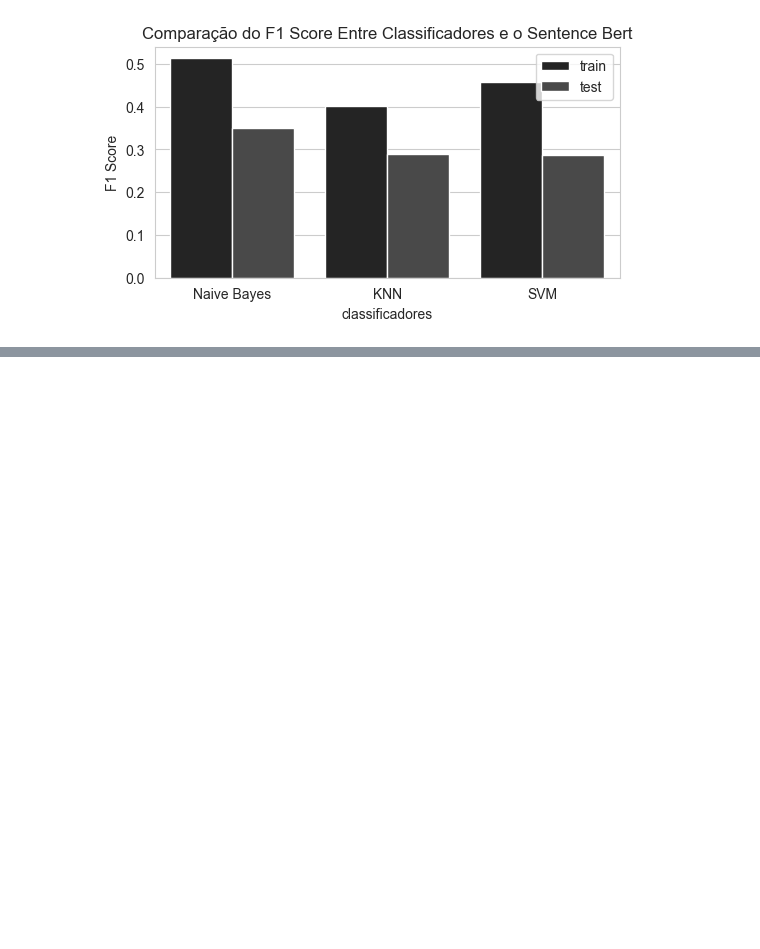
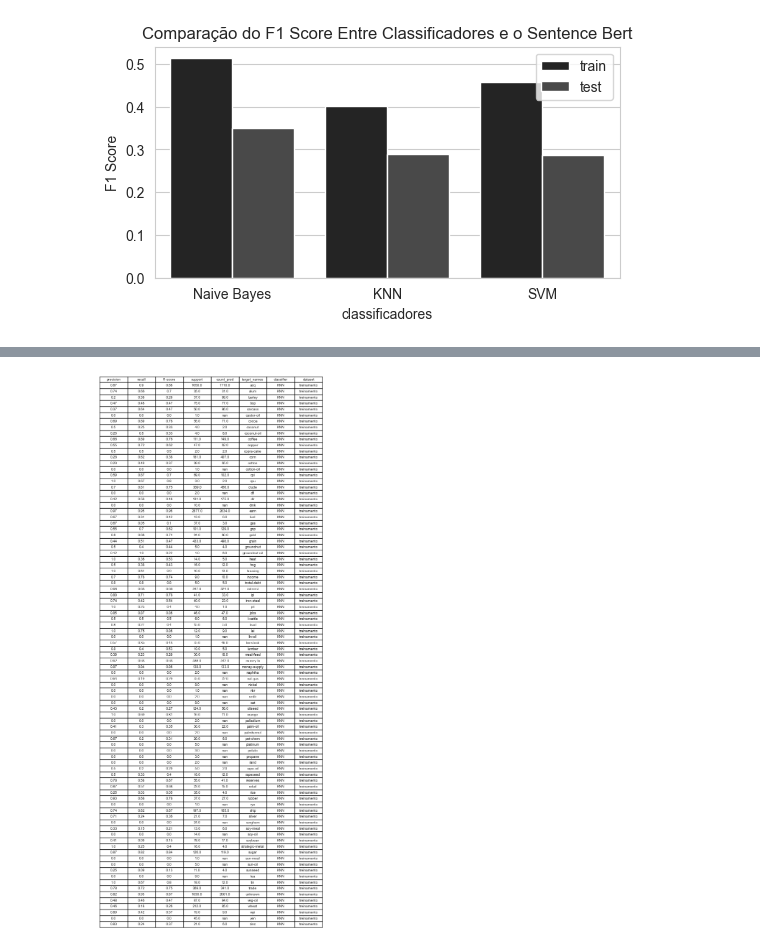
Before and after one commit to AnnaPaulaFigueiredo/INFORMATION-RETRIEVAL-TP2, a Jupyter notebook: code/analysis.ipynb, the cells around one changed output, grey strips where cells are left out. Drawn from its saved outputs; the diff is of its cells as text; code cells hidden in the pictures; blank space fills up the shorter version.

```diff
--- a/code/analysis.ipynb
+++ b/code/analysis.ipynb
@@ -609,0 +578,14 @@ Não há evidências estatísticas de diferença nas médias.
+# %%
+aux = report.query("classifier == 'KNN' and dataset == 'treinamento'").head(91).drop(columns='count_true')
+
+aux = aux.round(decimals=2)
+
+fig, ax = plt.subplots(figsize=(8, 4))
+ax.axis('tight')
+ax.axis('off')
+ax.table(cellText=aux.values, colLabels=aux.columns, cellLoc='center', loc='center')
+
+# Salvar a figura em PDF
+plt.savefig('metrics_by_class_train_knn.pdf', format='pdf', bbox_inches='tight')
+# %% [output]
+[figure, added]
```
Also changed, not shown: parts of 7 cells of this notebook.
